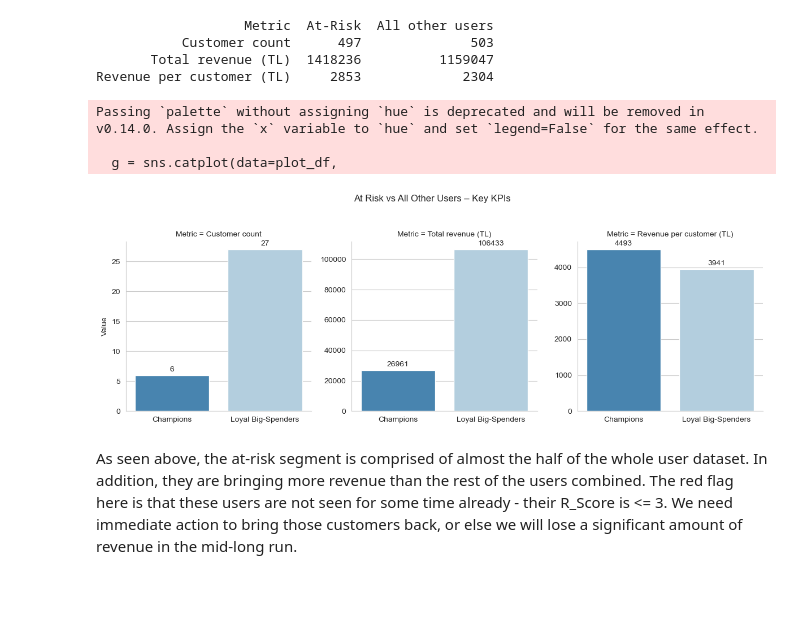
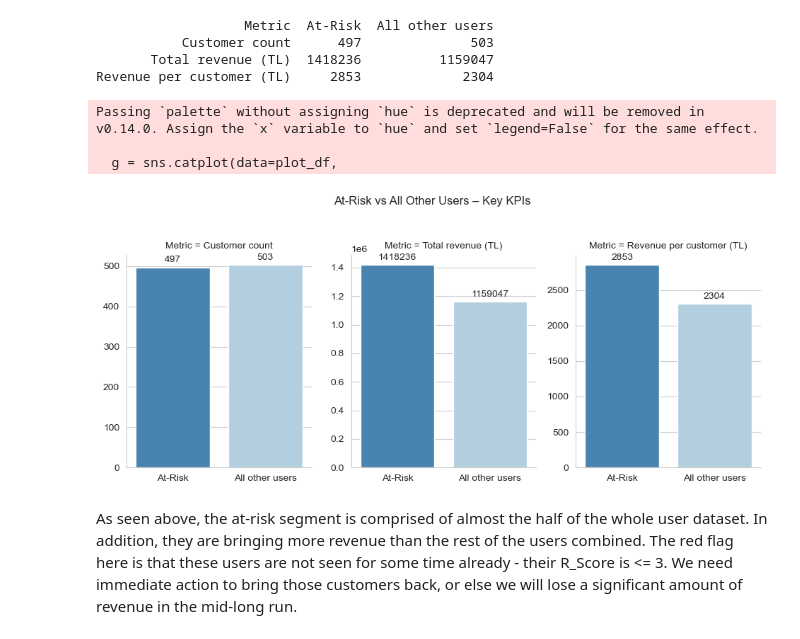
Before and after one commit to rodyonraskolnikov/rfm-segmentation-retention-analysis, a Jupyter notebook: bitaksi_rfm.ipynb, the cells around one changed output. Drawn from its saved outputs; the diff is of its cells as text; code cells hidden in the pictures; blank space fills up the shorter version.

Commit message:
plot_issue_resolved

```diff
--- a/bitaksi_rfm.ipynb
+++ b/bitaksi_rfm.ipynb
@@ -617,29 +617,38 @@ print(summary.to_string(index=False))
        Total revenue (TL)  1418236          1159047
 Revenue per customer (TL)     2853             2304
 # %%
-# plot
+# plot the findings
+
+plot_df = (summary
+           .melt(id_vars='Metric',
+                 var_name='Segment',
+                 value_name='Value'))
+
+
+sns.set_style('whitegrid')
 
 g = sns.catplot(data=plot_df,
                 x='Segment', y='Value',
                 col='Metric', kind='bar',
                 palette='Blues_r',
-                sharey=False, height=4, aspect=1)
+                sharey=False,
+                height=4, aspect=0.8)
 
-g.fig.suptitle('At Risk vs All Other Users – Key KPIs', y=1.05)
+g.fig.suptitle('At-Risk vs All Other Users – Key KPIs', y=1.05)
 
-# add value labels & clean axes
 for ax in g.axes.flat:
     for bars in ax.containers:
         ax.bar_label(bars, fmt='%.0f', padding=3)
     ax.set_xlabel('')
+    ax.set_ylabel('')
 
 plt.tight_layout()
 plt.show()
 # %% [output]
 Passing `palette` without assigning `hue` is deprecated and will be removed in v0.14.0. Assign the `x` variable to `hue` and set `legend=False` for the same effect.
 
   g = sns.catplot(data=plot_df,
-[figure, old version]
+[figure, new version]
 # %% [markdown]
 As seen above, the at-risk segment is comprised of almost the half of the whole user dataset. In addition, they are bringing more revenue than the rest of the users combined. The red flag here is that these users are not seen for some time already - their R_Score is <= 3. We need immediate action to bring those customers back, or else we will lose a significant amount of revenue in the mid-long run.
 # %% [markdown]
```
